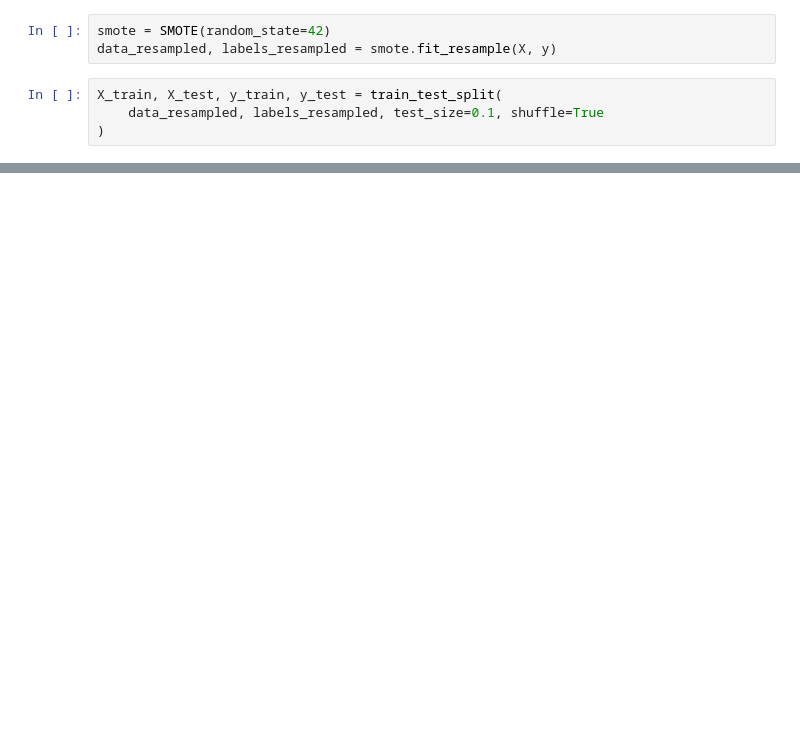
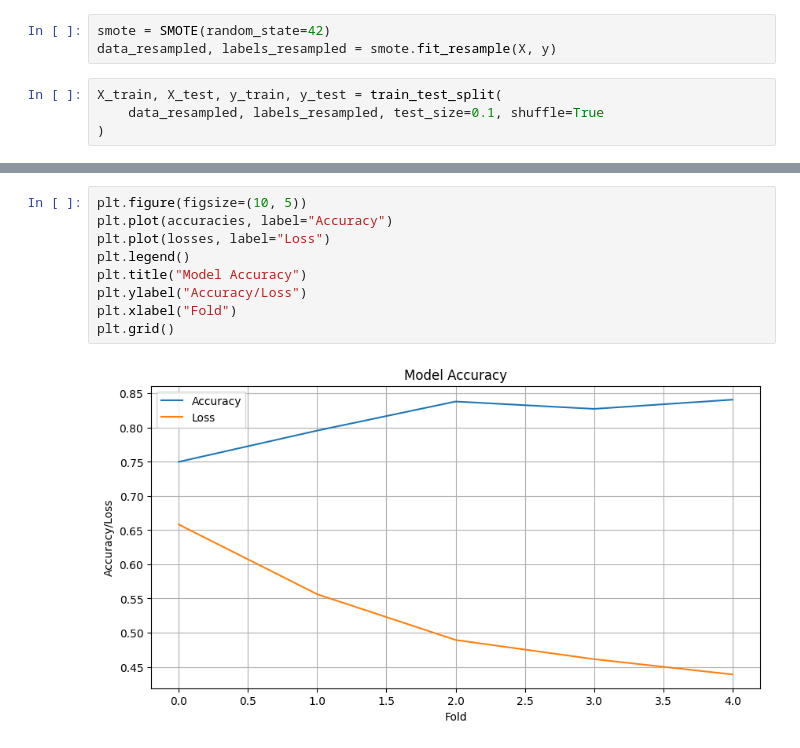
Before and after one commit to LittleBabyIcebear/Sleep-Apnea, a Jupyter notebook: model_apnea.ipynb, the cells around one changed output, grey strips where cells are left out. Saved outputs shown, nothing was run; the diff lists cells and outputs as text; blank space fills up the shorter version.

```diff
--- a/model_apnea.ipynb
+++ b/model_apnea.ipynb
@@ -91,3 +119,14 @@ Accuracy: 0.7660
+# %%
+plt.figure(figsize=(10, 5))
+plt.plot(accuracies, label="Accuracy")
+plt.plot(losses, label="Loss")
+plt.legend()
+plt.title("Model Accuracy")
+plt.ylabel("Accuracy/Loss")
+plt.xlabel("Fold")
+plt.grid()
+# %% [output]
+[figure, added]
 # %%
 X_test
 # %% [output]
```
Also changed, not shown: parts of 13 cells of this notebook, 1 other file.
